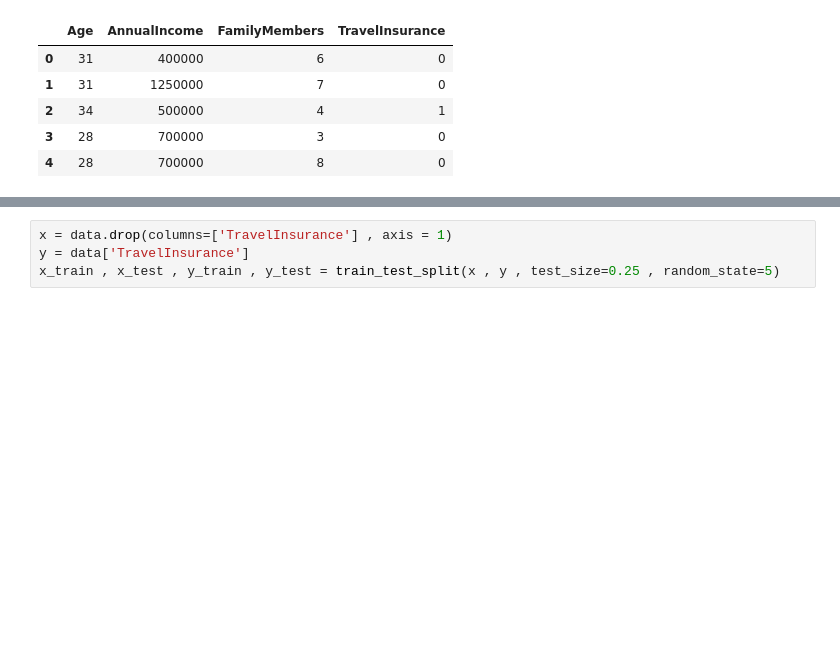
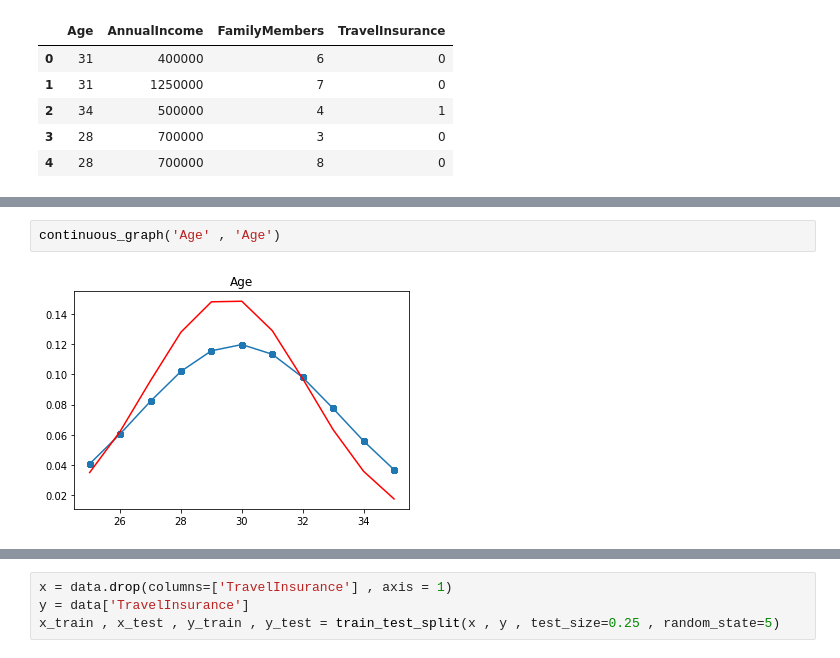
Before and after one commit to sigurdee/FDA-project, a Jupyter notebook: Group_prjoject_FDS.ipynb, the cells around one changed output, grey strips where cells are left out. Drawn from its saved outputs; the diff is of its cells as text; blank space fills up the shorter version.

```diff
--- a/Group_prjoject_FDS.ipynb
+++ b/Group_prjoject_FDS.ipynb
@@ -65,0 +100,4 @@ continuous_data.head()
+# %%
+continuous_graph('Age' , 'Age')
+# %% [output]
+[figure, added]
```
Also changed, not shown: parts of 10 cells of this notebook.
